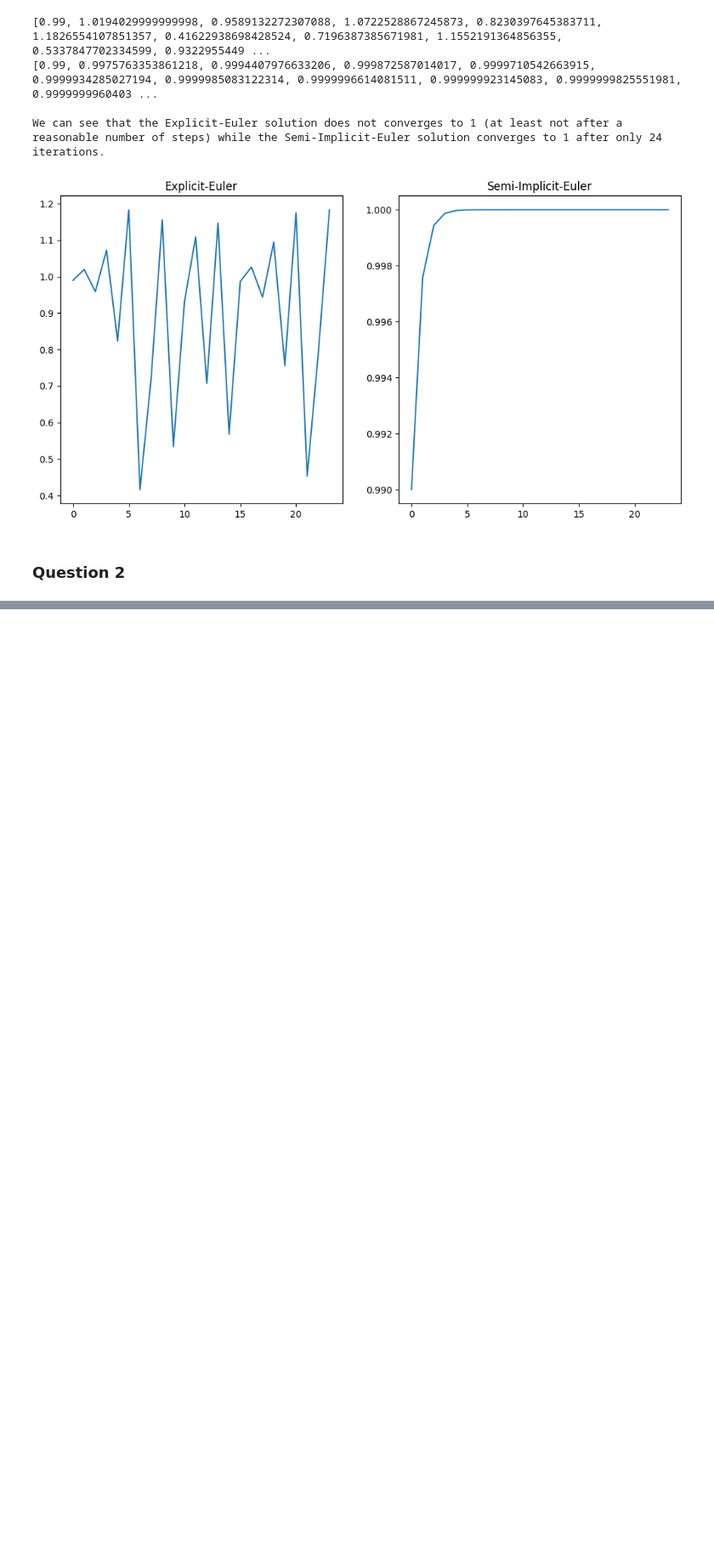
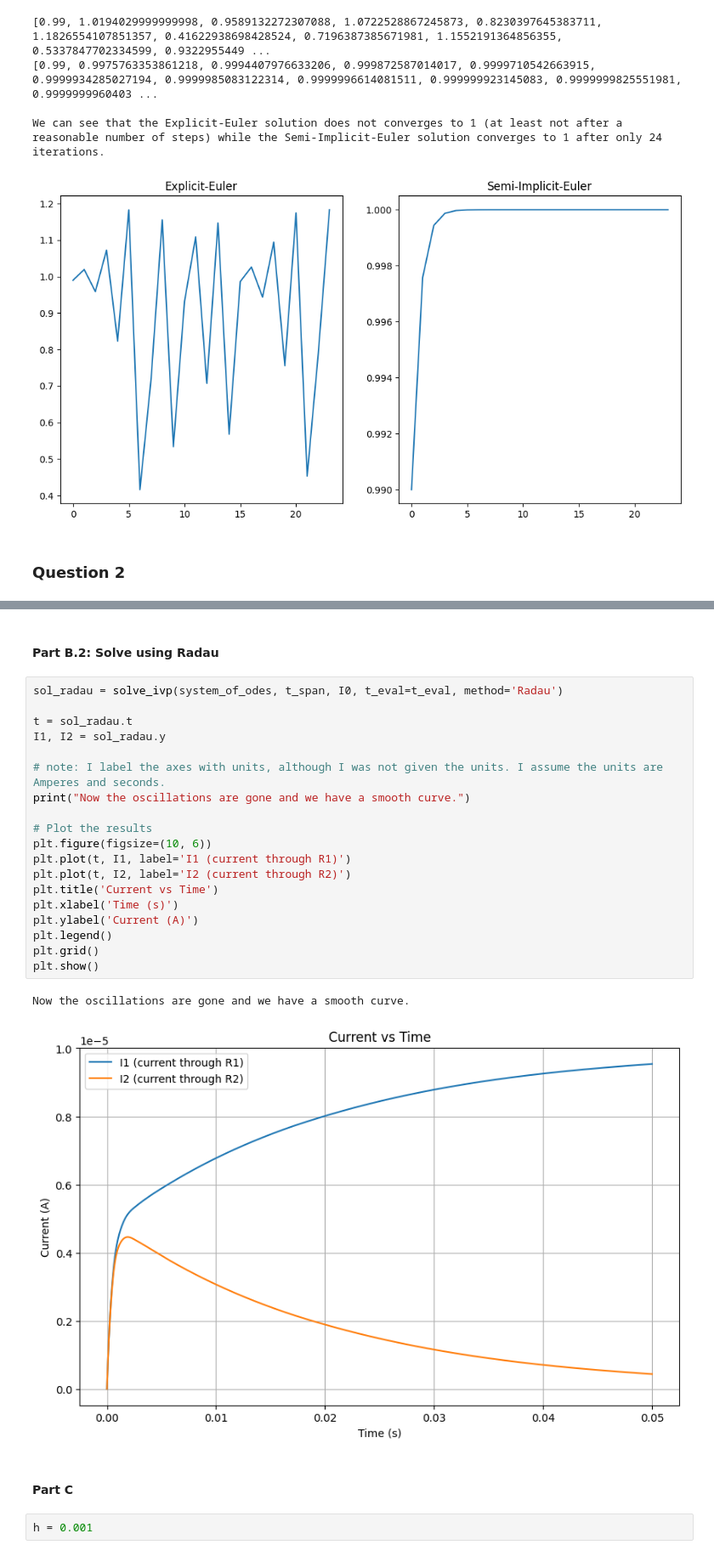
Before and after one commit to GalD101/Numerical-Analysis, a Jupyter notebook: Assignment 6/assignment6.ipynb, the cells around one changed output, grey strips where cells are left out. Shown at 85% size. Cells and saved outputs as stored; diff of their text form; blank space fills up the shorter version.

```diff
--- a/Assignment 6/assignment6.ipynb
+++ b/Assignment 6/assignment6.ipynb
@@ -109,0 +204,28 @@ d.draw()
+# %% [markdown]
+#### Part B.2: Solve using Radau
+# %%
+sol_radau = solve_ivp(system_of_odes, t_span, I0, t_eval=t_eval, method='Radau')
+
+t = sol_radau.t
+I1, I2 = sol_radau.y
+
+# note: I label the axes with units, although I was not given the units. I assume the units are Amperes and seconds.
+print("Now the oscillations are gone and we have a smooth curve.")
+
+# Plot the results
+plt.figure(figsize=(10, 6))
+plt.plot(t, I1, label='I1 (current through R1)')
+plt.plot(t, I2, label='I2 (current through R2)')
+plt.title('Current vs Time')
+plt.xlabel('Time (s)')
+plt.ylabel('Current (A)')
+plt.legend()
+plt.grid()
+plt.show()
+# %% [output]
+Now the oscillations are gone and we have a smooth curve.
+[figure, added]
+# %% [markdown]
+#### Part C
+# %%
+h = 0.001
```
Also changed, not shown: parts of 14 cells of this notebook.
